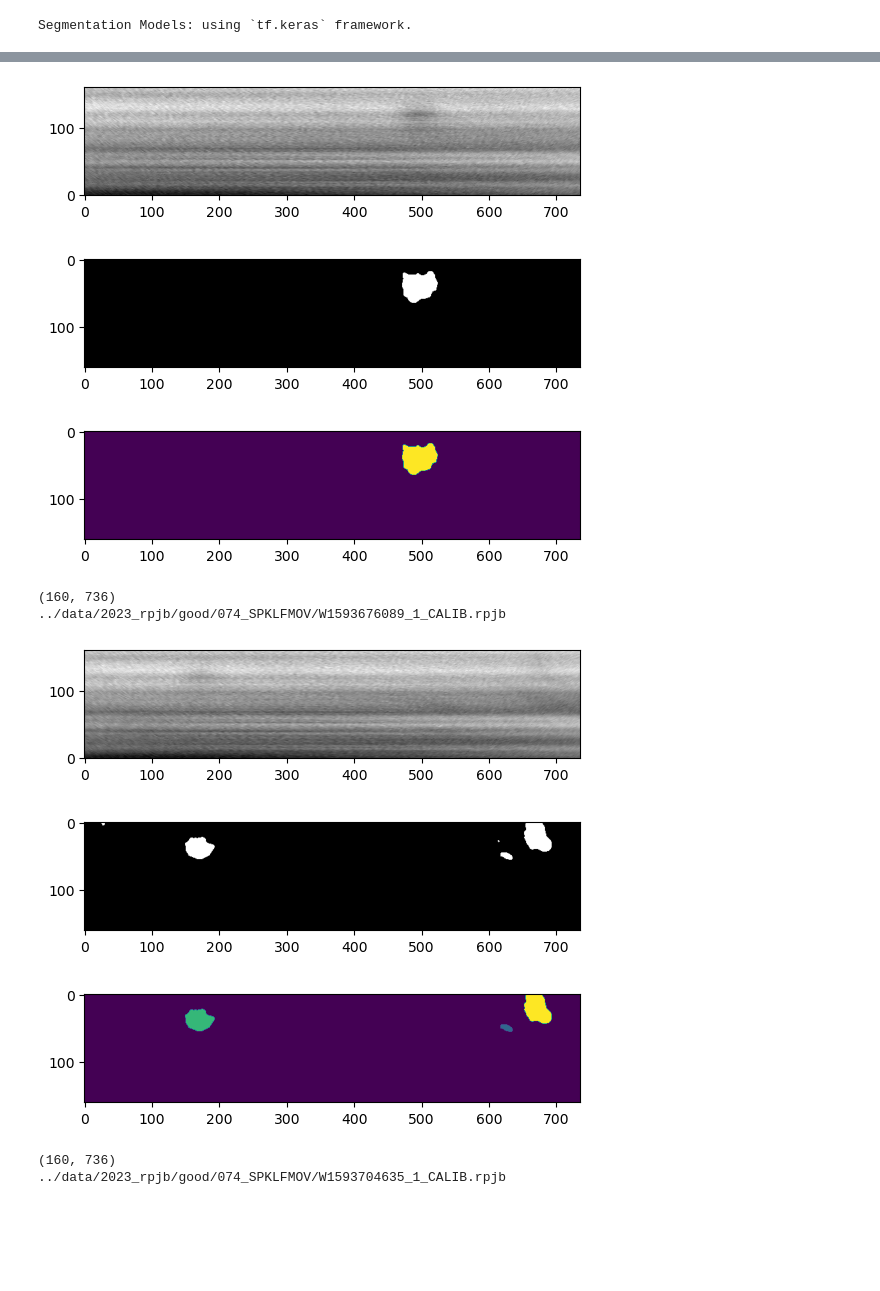
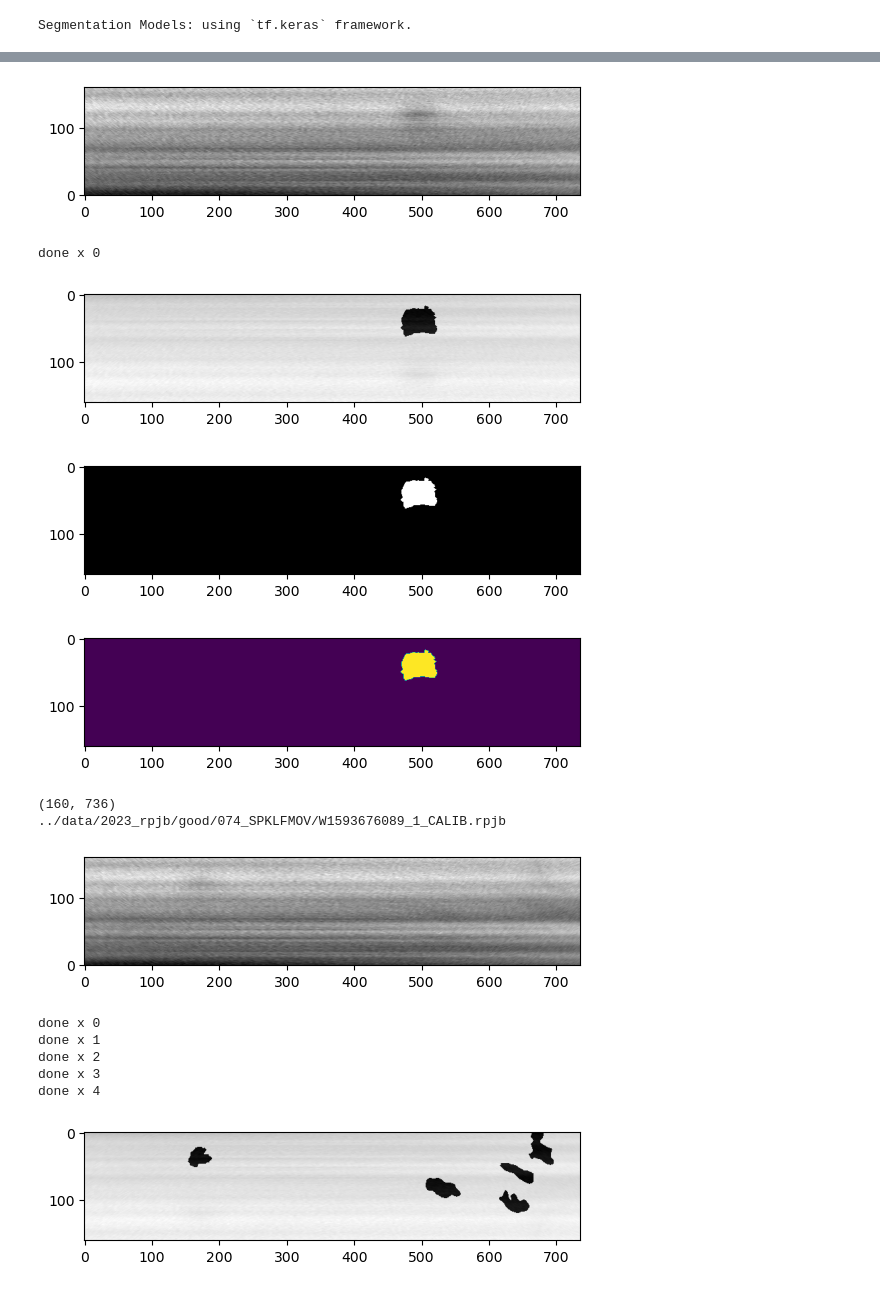
Before and after one commit to Yugadeep/Spokes_ML, a Jupyter notebook: model_application.ipynb, the cells around one changed output, grey strips where cells are left out. Saved outputs shown, nothing was run; the diff lists cells and outputs as text; code cells hidden in the pictures; blank space fills up the shorter version.

```diff
--- a/model_application.ipynb
+++ b/model_application.ipynb
@@ -97,3 +131 @@ model_results = np.array(model_results)
 ... (22 outputs left out)
-# %%
-spokes = spoketools.color_spokes(model_results[0], 100)
@@ -112,4 +131,0 @@ plt.imshow(pixel_values, cmap = "gray")
-# %%
-m,n=pixel_values.shape
-lon_array=np.linspace(idl.mnlon,idl.mxlon,n)
-rad_array=np.linspace(idl.mnrad,idl.mxrad,m)
@@ -118,13 +131,0 @@ spoketools.spokestext(pixel_values, spokes, rad_array, lon_array, f"../data/2023
-# %%
-spokes = spoketools.color_spokes(model_results[0], 100)
-
-rpjb_path = f"../data/2023_rpjb/good/074_SPKLFMOV/{test_folder[0].split('/')[-1].split('.')[0]}_1_CALIB.rpjb"
-idl = io.readsav(rpjb_path)
-filename,pixel_values =  preprocess_filter.apply_filters(rpjb_path)
-pixel_values = preprocess_filter.buffer_image(pixel_values, 736, 160)
-
-m,n=pixel_values.shape
-lon_array=np.linspace(idl.mnlon,idl.mxlon,n)
-rad_array=np.linspace(idl.mnrad,idl.mxrad,m)
-
-spoketools.spokestext(pixel_values, spokes, rad_array, lon_array, f"../data/2023_imagery/filtered/074_SPKLFMOV/{test_folder[0].split('/')[-1].split('.')[0]}.csv")
@@ -134,41 +132,58 @@ rpjb_path = [rpjb_parent_path+x.split("/")[-1].split(".")[0]+"_1_CALIB.rpjb" for
 # %%
+rpjb_parent_path = f"../data/2023_rpjb/good/{folder_of_interest}/"
+rpjb_path = [rpjb_parent_path+x.split("/")[-1].split(".")[0]+"_1_CALIB.rpjb" for x in test_folder]
+
 for model_result,rpjb_path in zip(model_results, rpjb_path):
     print(model_result.shape)
     print(rpjb_path)
 
-    spokes = spoketools.color_spokes(model_result, 100)
 
     idl = io.readsav(rpjb_path)
-    filename,pixel_values =  preprocess_filter.apply_filters(rpjb_path)
+    filename,pixel_values, coords =  preprocess_filter.apply_filters(rpjb_path)
     # pixel_values = preprocess_filter.remove_cosmic_rays(pixel_values)
     # pixel_values = preprocess_filter.apply_lucy_median(pixel_values)
     # pixel_values = spoketools.fft2lpf(pixel_values, 0, 3)
-    pixel_values = preprocess_filter.buffer_image(pixel_values, 736, 160)
+    pixel_values, coords = preprocess_filter.buffer_image(pixel_values, 736, 160, coords)
     plt.imshow(pixel_values, cmap = "gray", origin = "lower")
     plt.show()
 
 
 
-    m,n=pixel_values.shape
-    lon_array=np.linspace(idl.mnlon,idl.mxlon,n)
-    rad_array=np.linspace(idl.mnrad,idl.mxrad,m)
-    # plt.imsave(fname=f"../data/2023_imagery/filtered/074_SPKLFMOV/{rpjb_path.split('/')[-1].split('.')[0]}_ML_model_result.png", arr=model_result, cmap='gray', format='png')
+
+    spokes, filtered_contours = spoketools.color_spokes(model_result, 100)
+    data_without_sky = spoketools.intensity_correction(pixel_values, filtered_contours, spokes)
+    plt.imshow(data_without_sky, cmap = "gray")
+    plt.show()
+
+
+
+
+
+    lon_array = coords[1]
+    rad_array =  coords[0]
+
+
+    plt.imsave(fname=f"../data/2023_imagery/filtered/{folder_of_interest}/{folder_of_interest}_model_application/{model_of_interest}/imagery/{rpjb_path.split('/')[-1].split('.')[0]}_ML_model_result.png", arr=model_result, cmap='gray', format='png')
     plt.imshow(model_result, cmap = "gray")
     plt.show()
     plt.imshow(spokes)
     plt.show()
-    # plt.imsave(fname=f"../data/2023_imagery/filtered/074_SPKLFMOV/{rpjb_path.split('/')[-1].split('.')[0]}_ML_color_result.png", arr=spokes, format='png')
-    spoketools.spokestext(pixel_values, spokes, rad_array, lon_array, f"../data/2023_imagery/filtered/074_SPKLFMOV/{rpjb_path.split('/')[-1].split('.')[0]}_ML.txt")
+    plt.imsave(fname=f"../data/2023_imagery/filtered/{folder_of_interest}/{folder_of_interest}_model_application/{model_of_interest}/imagery/{rpjb_path.split('/')[-1].split('.')[0]}_ML_color_result.png", arr=spokes, format='png')
+    spoketools.spokestext(data_without_sky, spokes, rad_array, lon_array, f"../data/2023_imagery/filtered/{folder_of_interest}/{folder_of_interest}_model_application/{model_of_interest}/txt_data/{rpjb_path.split('/')[-1].split('.')[0]}_ML.txt")
 # %% [output]
 (160, 736)
 ../data/2023_rpjb/good/074_SPKLFMOV/W1593678128_1_CALIB.rpjb
 [figure]
+done x 0
-[figure, old version]
+[figure, new version]
-[figure, old version]
+[figure, new version]
-(160, 736)
-../data/2023_rpjb/good/074_SPKLFMOV/W1593676089_1_CALIB.rpjb
-[figure, old version]
+[figure, new version]
+(160, 736)
+../data/2023_rpjb/good/074_SPKLFMOV/W1593676089_1_CALIB.rpjb
-[figure, old version]
+[figure, new version]
+done x 0
+done x 1
+done x 2
+done x 3
+done x 4
-[figure, old version]
+[figure, new version]
-(160, 736)
-../data/2023_rpjb/good/074_SPKLFMOV/W1593704635_1_CALIB.rpjb
```
Also changed, not shown: parts of 13 cells of this notebook, 7 other files.
